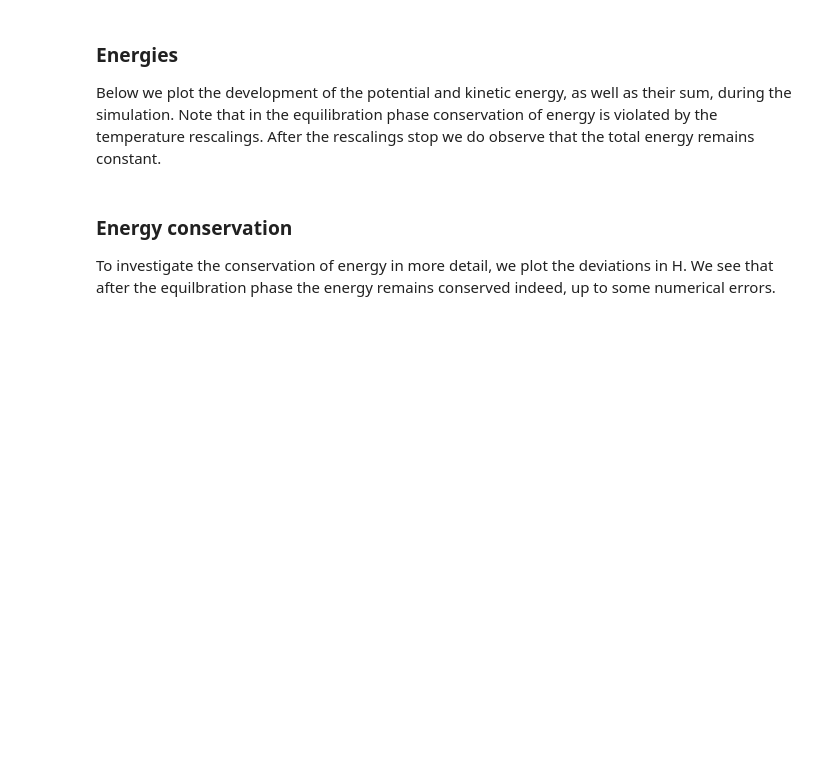
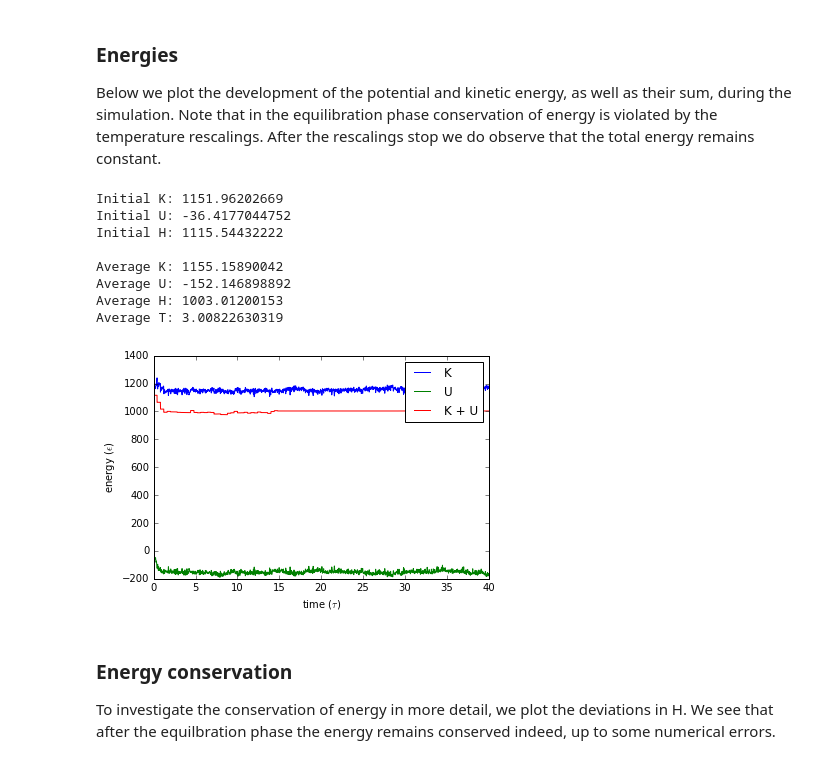
Before and after one commit to JesseSlim/comp-phys-2016, a Jupyter notebook: molecular-dynamics/simulation/ArgonSimulation.ipynb, the cells around one changed output. Drawn from its saved outputs; the diff is of its cells as text; code cells hidden in the pictures; blank space fills up the shorter version.

```diff
--- a/molecular-dynamics/simulation/ArgonSimulation.ipynb
+++ b/molecular-dynamics/simulation/ArgonSimulation.ipynb
@@ -309,22 +321,36 @@ Below we plot the development of the potential and kinetic energy, as well as th
 # %%
 H = K + U
 T = 2*K/(3*n)
 
 print("Initial K: " + str(K[0]))
 print("Initial U: " + str(U[0]))
 print("Initial H: " + str(H[0]))
 print("")
 print("Average K: " + str(np.mean(K[equilibriumStart:])))
 print("Average U: " + str(np.mean(U[equilibriumStart:])))
 print("Average H: " + str(np.mean(H[equilibriumStart:])))
 
 avgT = np.mean(T[equilibriumStart:])
 
 print("Average T: " + str(avgT))
 
-plt.plot(K)
-plt.plot(U)
-plt.plot(H)
+plt.plot(np.arange(0,numSteps) * h, K, label = "K")
+plt.plot(np.arange(0,numSteps) * h, U, label = "U")
+plt.plot(np.arange(0,numSteps) * h, H, label = "K + U")
+plt.xlabel(r"time ($\tau$)")
+plt.ylabel(r"energy ($\epsilon$)")
+plt.legend()
+plt.savefig("analysis/energy.png", dpi=300)
+# %% [output]
+Initial K: 1151.96202669
+Initial U: -36.4177044752
+Initial H: 1115.54432222
+
+Average K: 1155.15890042
+Average U: -152.146898892
+Average H: 1003.01200153
+Average T: 3.00822630319
+[figure, added]
 # %% [markdown]
 ### Energy conservation
 
```
Also changed, not shown: parts of 4 cells of this notebook, 20 other files.
